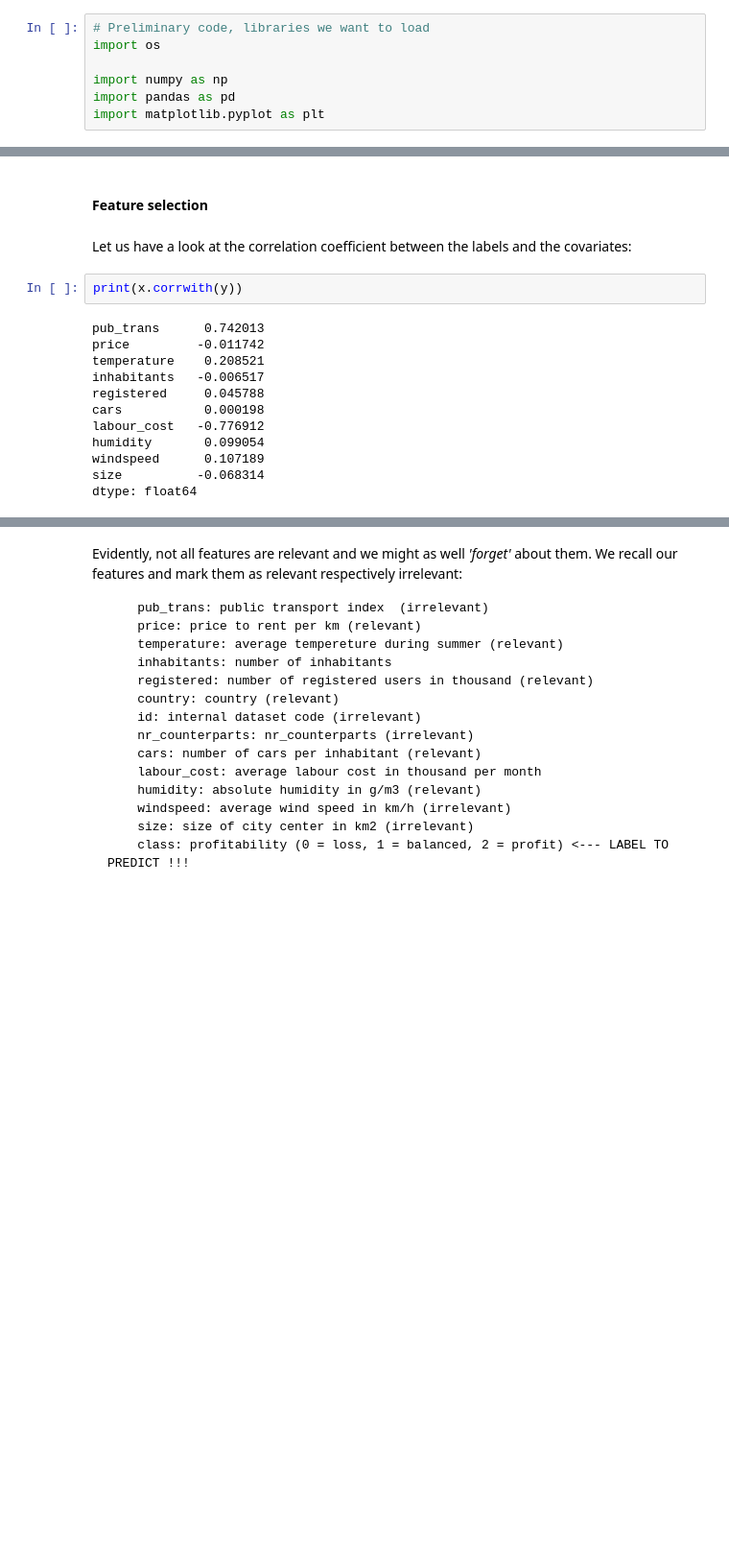
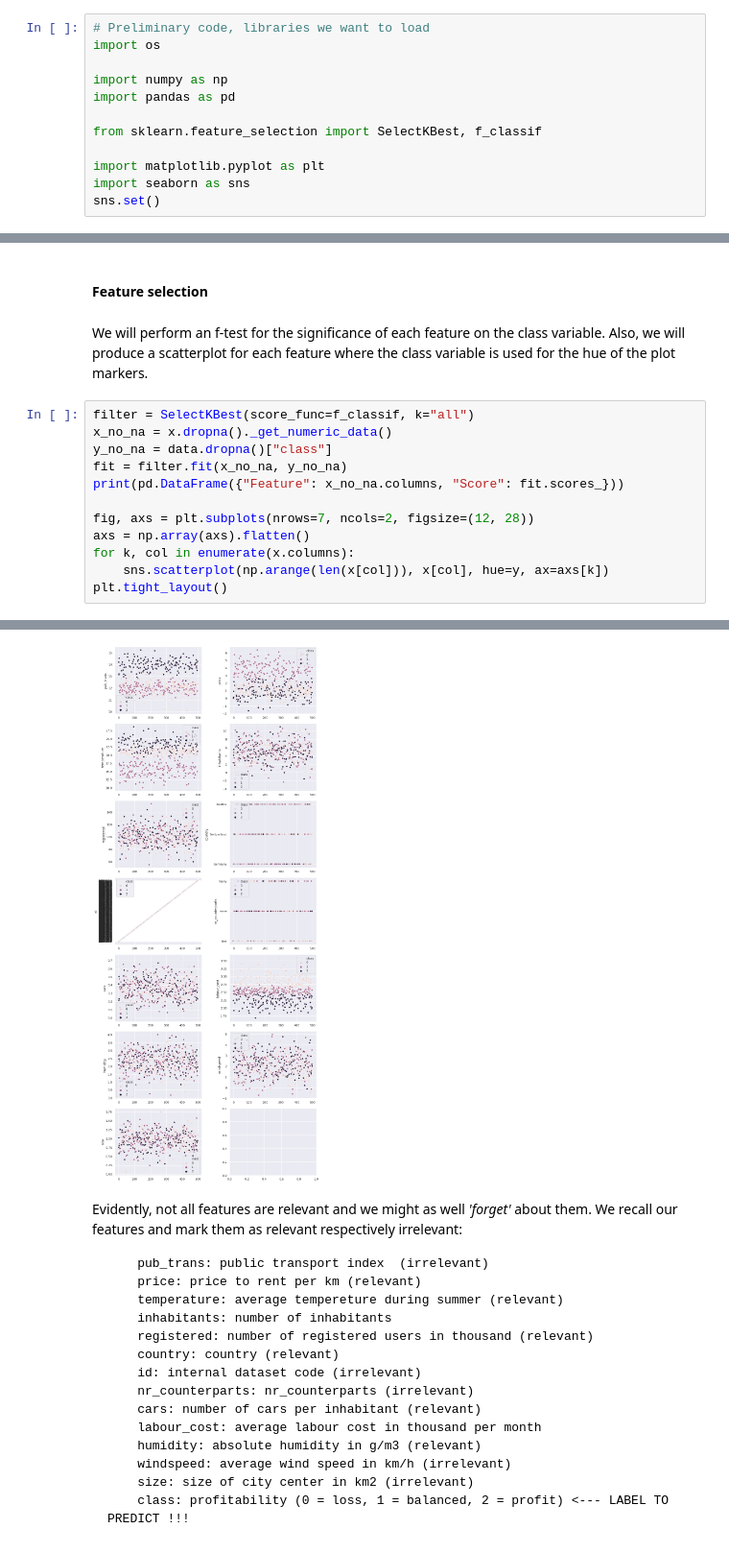
Before and after one commit to maximilian-janisch/2020-UZH-Random-Forests, a Jupyter notebook: Maximilian-Marco.ipynb, the cells around one changed output, grey strips where cells are left out. Shown at 96% size. Saved outputs shown, nothing was run; the diff lists cells and outputs as text; blank space fills up the shorter version.

Commit message:
Added feature selection: f tests and scatter plots

```diff
--- a/Maximilian-Marco.ipynb
+++ b/Maximilian-Marco.ipynb
@@ -56,7 +56,12 @@ import os
 
 import numpy as np
 import pandas as pd
+
+from sklearn.feature_selection import SelectKBest, f_classif
+
 import matplotlib.pyplot as plt
+import seaborn as sns
+sns.set()
 # %%
 # Preliminary code, global variables
 DATA_FILE = os.path.join("data", "dataset20.csv")
@@ -101,19 +106,18 @@ Shape of the labels: (499,)
 # Data preprocessing
 # %% [markdown]
 #### Feature selection
-# %% [markdown]
-Let us have a look at the correlation coefficient between the labels and the covariates:
-# %%
-print(x.corrwith(y))
-# %% [output]
-pub_trans      0.742013
-price         -0.011742
-temperature    0.208521
-inhabitants   -0.006517
-registered     0.045788
-cars           0.000198
-labour_cost   -0.776912
-humidity       0.099054
-windspeed      0.107189
-size          -0.068314
-dtype: float64
+# %% [markdown]
+We will perform an f-test for the significance of each feature on the class variable. Also, we will produce a scatterplot for each feature where the class variable is used for the hue of the plot markers.
+# %%
+filter = SelectKBest(score_func=f_classif, k="all")
+x_no_na = x.dropna()._get_numeric_data()
+y_no_na = data.dropna()["class"]
+fit = filter.fit(x_no_na, y_no_na)
+print(pd.DataFrame({"Feature": x_no_na.columns, "Score": fit.scores_}))
+
+fig, axs = plt.subplots(nrows=7, ncols=2, figsize=(12, 28))
+axs = np.array(axs).flatten()
+for k, col in enumerate(x.columns):
+    sns.scatterplot(np.arange(len(x[col])), x[col], hue=y, ax=axs[k])
+plt.tight_layout()
+# %% [output]
@@ -120,3 +135,4 @@ dtype: float64
+[figure, added]
 # %% [markdown]
 Evidently, not all features are relevant and we might as well _'forget'_ about them. We recall our features and mark them as relevant respectively irrelevant:
 
```
Also changed, not shown: parts of 2 cells of this notebook.
